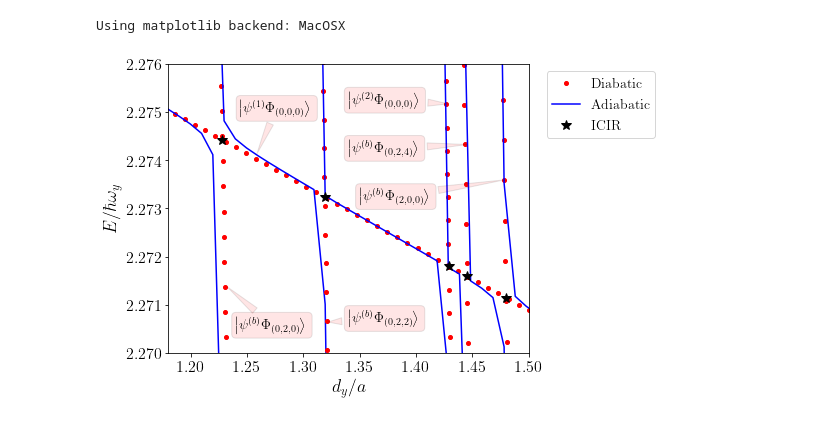
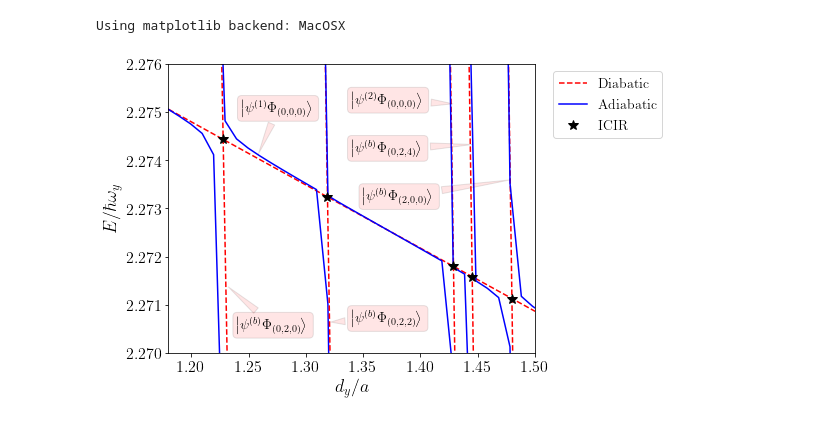
Before and after one commit to TsspGit/Ultracold_Atoms_src, a Jupyter notebook: Analysis/q1D/Energies_Analysis_7190_4993_50.ipynb, the cells around one changed output. Saved outputs shown, nothing was run; the diff lists cells and outputs as text; code cells hidden in the pictures.

```diff
--- a/Analysis/q1D/Energies_Analysis_7190_4993_50.ipynb
+++ b/Analysis/q1D/Energies_Analysis_7190_4993_50.ipynb
@@ -13,6 +13,8 @@ plt.rcParams['xtick.labelsize']=16
 plt.rcParams['ytick.labelsize']=16
 plt.rcParams['axes.labelsize']=18
 plt.rcParams['axes.titlesize']=18
+aur = (1 + np.sqrt(5))/2
+aursize = (5*aur, 5)
 # %%
 delta = np.loadtxt('Simulations/delta_asc_ix6603.dat', dtype=str)[:,0]
 asc = np.loadtxt('Simulations/delta_asc_ix6603.dat')[:,1]
@@ -153,41 +155,41 @@ plt.show()
 # %%
 %matplotlib inline
 # %%
-fig3, ax3 = plt.subplots(figsize=(8,5))
+fig3, ax3 = plt.subplots(figsize=aursize)
 # nivel 1007:
 f1007 = np.polyfit(xcoord, ycoord, deg=1)
 x1007 = np.linspace(1.15, 1.50, num=40)
-ax3.plot(x1007, np.polyval(f1007, x1007), 'ro', markersize=4, label='Diabatic')
+ax3.plot(x1007, np.polyval(f1007, x1007), 'r--', markersize=4, label='Diabatic')
 ax3.plot(x, dic['nivel_1007']/wy, 'b', label='Adiabatic')
 
 # nivel 1008:
 f1008 = np.polyfit(x[(x > 1.07) & (x < 1.23)], np.array(dic['nivel_1008'])[(x > 1.07) & (x < 1.23)]/wy, deg=1)
 x1008 = np.linspace(1.21, 1.25, num=100)
-ax3.plot(x1008, np.polyval(f1008, x1008), 'ro', markersize=4)
+ax3.plot(x1008, np.polyval(f1008, x1008), 'r--', markersize=4)
 ax3.plot(x, dic['nivel_1008']/wy, 'b')
 
 # nivel 1009:
 f1009 = np.polyfit(x[(x > 1.20) & (x < 1.32)], np.array(dic['nivel_1009'])[(x > 1.20) & (x < 1.32)]/wy, deg=1)
 x1009 = np.linspace(1.3, 1.34, num=100)
-ax3.plot(x1009, np.polyval(f1009, x1009), 'ro', markersize=4)
+ax3.plot(x1009, np.polyval(f1009, x1009), 'r--', markersize=4)
 ax3.plot(x, dic['nivel_1009']/wy, 'b')
 
 # nivel 1010:
 f1010 = np.polyfit(x[(x > 1.30) & (x < 1.425)], np.array(dic['nivel_1010'])[(x > 1.30) & (x < 1.425)]/wy, deg=1)
 x1010 = np.linspace(1.40, 1.43, num=100)
-ax3.plot(x1010, np.polyval(f1010, x1010), 'ro', markersize=4)
+ax3.plot(x1010, np.polyval(f1010, x1010), 'r--', markersize=4)
 ax3.plot(x, dic['nivel_1010']/wy, 'b')
 
 # nivel 1011:
 f1011 = np.polyfit(x[(x > 1.34) & (x < 1.44)], np.array(dic['nivel_1011'])[(x > 1.34) & (x < 1.44)]/wy, deg=1)
 x1011 = np.linspace(1.40, 1.45, num=100)
-ax3.plot(x1011, np.polyval(f1011, x1011), 'ro', markersize=4)
+ax3.plot(x1011, np.polyval(f1011, x1011), 'r--', markersize=4)
 ax3.plot(x, dic['nivel_1011']/wy, 'b')
 
 # nivel 1012:
 f1012 = np.polyfit(x[(x > 1.375) & (x < 1.475)], np.array(dic['nivel_1012'])[(x > 1.375) & (x < 1.475)]/wy, deg=1)
 x1012 = np.linspace(1.45, 1.50, num=100)
-ax3.plot(x1012, np.polyval(f1012, x1012), 'ro', markersize=4)
+ax3.plot(x1012, np.polyval(f1012, x1012), 'r--', markersize=4)
 ax3.plot(x, dic['nivel_1012']/wy, 'b')
 
 # Crosses:
@@ -205,34 +207,34 @@ ax3.annotate(r'$\left|\psi^{(b)} \Phi_{(0,2,0)}\right>$', xy=(1.231, 2.2714), xy
              arrowprops=dict(arrowstyle="wedge, tail_width=0.5", alpha=0.1, facecolor='r'))
 
 ax3.annotate(r'$\left|\psi^{(1)} \Phi_{(0,0,0)}\right>$', xy=(1.258, 2.2741), xytext=(1.244, 2.275), fontsize=14,
              bbox=dict(boxstyle="round", alpha=0.1, facecolor='r'),
              arrowprops=dict(arrowstyle="wedge, tail_width=0.5", alpha=0.1, facecolor='r'))
 
 ax3.annotate(r'$\left|\psi^{(b)} \Phi_{(0,2,2)}\right>$', xy=(1.32, 2.27064), xytext=(1.34, 2.27064), fontsize=14,
              bbox=dict(boxstyle="round", alpha=0.1, facecolor='r'),
              arrowprops=dict(arrowstyle="wedge, tail_width=0.5", alpha=0.1, facecolor='r'))
 
 ax3.annotate(r'$\left|\psi^{(2)} \Phi_{(0,0,0)}\right>$', xy=(1.43, 2.27517), xytext=(1.34, 2.27517), fontsize=14,
              bbox=dict(boxstyle="round", alpha=0.1, facecolor='r'),
              arrowprops=dict(arrowstyle="wedge, tail_width=0.5", alpha=0.1, facecolor='r'))
 
 ax3.annotate(r'$\left|\psi^{(b)} \Phi_{(0,2,4)}\right>$', xy=(1.447, 2.27433), xytext=(1.34, 2.27417), fontsize=14,
              bbox=dict(boxstyle="round", alpha=0.1, facecolor='r'),
              arrowprops=dict(arrowstyle="wedge, tail_width=0.5", alpha=0.1, facecolor='r'))
 
 ax3.annotate(r'$\left|\psi^{(b)} \Phi_{(2,0,0)}\right>$', xy=(1.48, 2.2736), xytext=(1.35, 2.27317), fontsize=14,
              bbox=dict(boxstyle="round", alpha=0.1, facecolor='r'),
              arrowprops=dict(arrowstyle="wedge, tail_width=0.5", alpha=0.1, facecolor='r'))
 
 ax3.set_xlabel('$d_{y}/a$')
 ax3.set_ylabel('$E/\hbar \omega_{y}$')
 ax3.legend(fontsize=14, bbox_to_anchor=(1.03, 1))
 ax3.set_ylim(2.270, 2.276)
 ax3.set_xlim(1.18, 1.50)
 plt.tight_layout()
 fig3.savefig('Results/Figures/Ix7190_Iy4993_Iz50_Easc_Interpolation.png', dpi=200)
 # %% [output]
-[figure, old version]
+[figure, new version]
 # %%
 print(f'''Crosses between (x, E):
 * 1007-1008: ({cross_points(f1007, f1008)}, {np.polyval(f1007, cross_points(f1007, f1008))})
```
Also changed, not shown: parts of 5 cells of this notebook, 8 other files.
